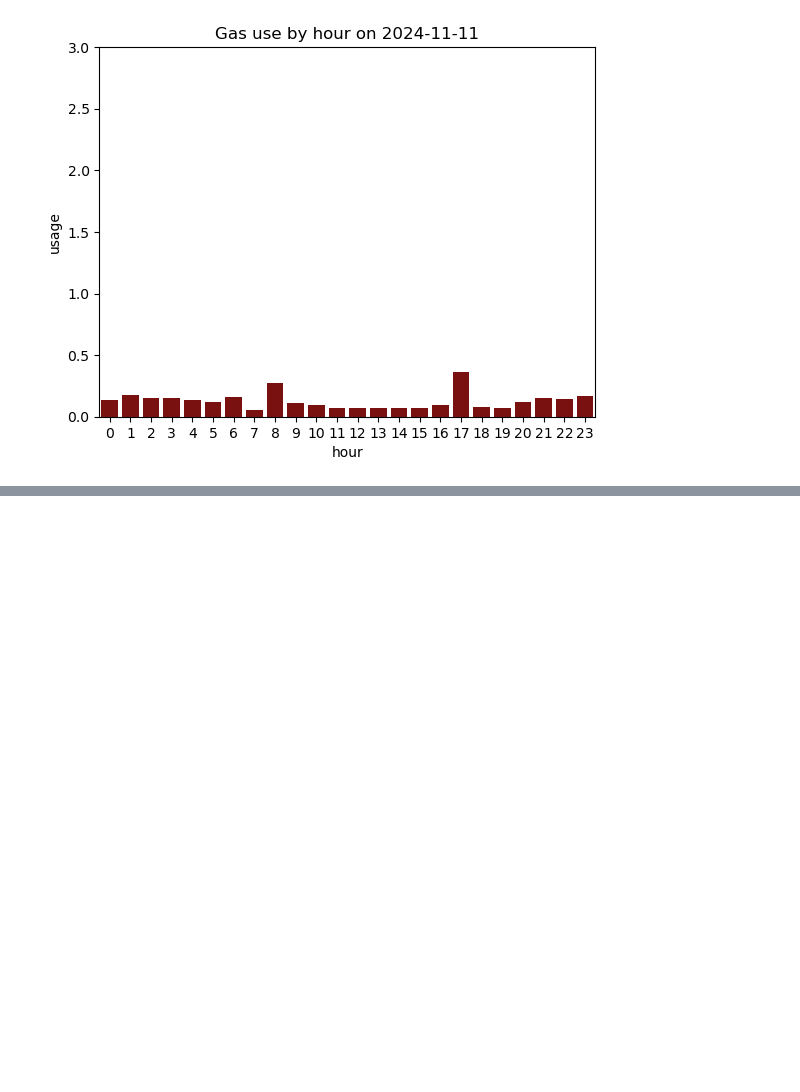
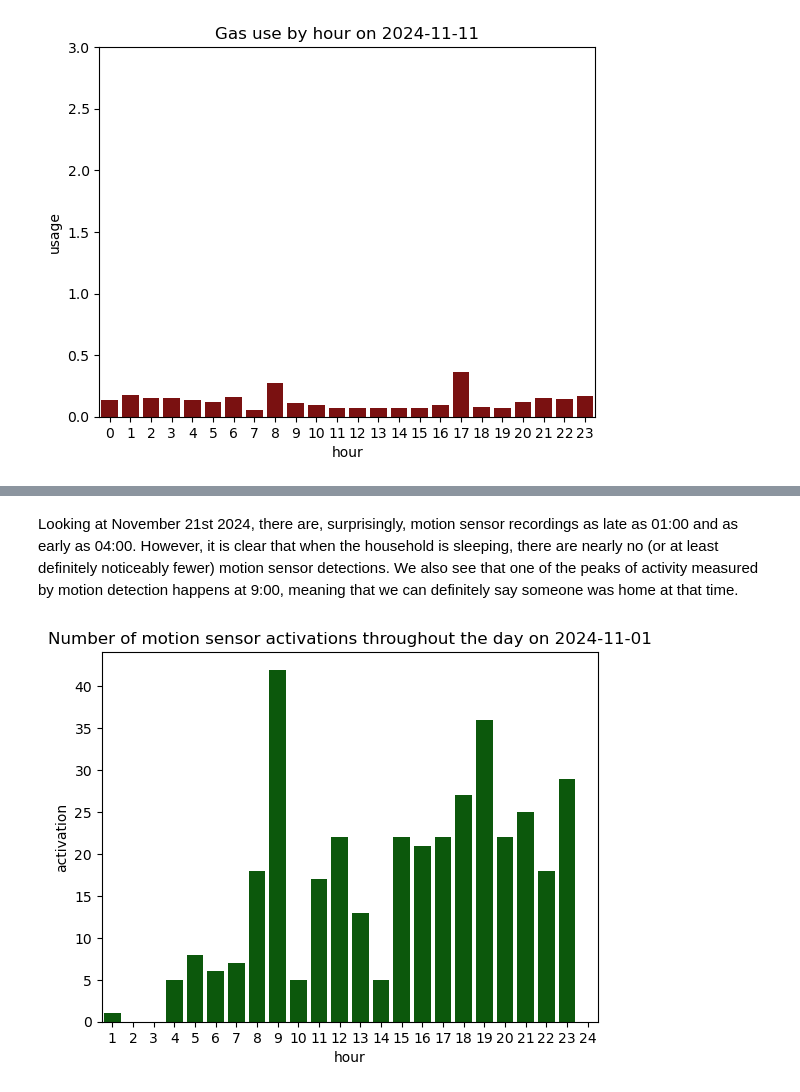
Before and after one commit to elena-petridou/GA2025_07, a Jupyter notebook: Report_1_energy_usage.ipynb, the cells around one changed output, grey strips where cells are left out. Drawn from its saved outputs; the diff is of its cells as text; code cells hidden in the pictures; blank space fills up the shorter version.

```diff
--- a/Report_1_energy_usage.ipynb
+++ b/Report_1_energy_usage.ipynb
@@ -129,11 +142,11 @@ There are multiple ways of approaching this question. First of all, we might hyp
 # %% [markdown]
 In order to investigate this question, we can take a look at data from a random selection of days throughout the period for which we have data. As such, we draw a random sample of 20 days. Since we cannot be certain that this household does not use some electric devices for heating (such as space-heaters, or electric floor-heating in parts of the house), and since for later questions we will be investigating gas use to answer the bigger question, we use a random sample of dates from only cold months.
 # %%
-max(Energy_usage["date"])
+max(energy_usage["date"])
 
-cold_months_24 = Energy_usage[((Energy_usage["date"] >= datetime.date(2024,11,1)) | (Energy_usage["date"] <= datetime.date(2024,3,1))) & (Energy_usage["date"] < datetime.date(2025,1,1)) & (Energy_usage["date"] > datetime.date(2023,12,31))]
-cold_months_23 = Energy_usage[((Energy_usage["date"] >= datetime.date(2023,11,1)) | (Energy_usage["date"] <= datetime.date(2023,3,1))) & (Energy_usage["date"] < datetime.date(2024,1,1)) & (Energy_usage["date"] > datetime.date(2022,12,31))]
-cold_months_22 = Energy_usage[((Energy_usage["date"] >= datetime.date(2022,11,1)) | (Energy_usage["date"] <= datetime.date(2022,3,1))) & (Energy_usage["date"] < datetime.date(2023,1,1)) & (Energy_usage["date"] > datetime.date(2021,12,31))]
+cold_months_24 = energy_usage[((energy_usage["date"] >= datetime.date(2024,11,1)) | (energy_usage["date"] <= datetime.date(2024,3,1))) & (energy_usage["date"] < datetime.date(2025,1,1)) & (energy_usage["date"] > datetime.date(2023,12,31))]
+cold_months_23 = energy_usage[((energy_usage["date"] >= datetime.date(2023,11,1)) | (energy_usage["date"] <= datetime.date(2023,3,1))) & (energy_usage["date"] < datetime.date(2024,1,1)) & (energy_usage["date"] > datetime.date(2022,12,31))]
+cold_months_22 = energy_usage[((energy_usage["date"] >= datetime.date(2022,11,1)) | (energy_usage["date"] <= datetime.date(2022,3,1))) & (energy_usage["date"] < datetime.date(2023,1,1)) & (energy_usage["date"] > datetime.date(2021,12,31))]
 
 
 cold_months = pd.concat([cold_months_24, cold_months_23], ignore_index= True)
@@ -142,10 +155,7 @@ cold_months = pd.concat([cold_months, cold_months_22], ignore_index=True)
 random.seed(203903)
 random_days = random.sample(list(cold_months["date"]), k = 10)
 # %%
-Energy_usage[["hour", "minute"]] = Energy_usage.loc[:,"time"].str.split(":", n = 1, expand=True)
-Energy_usage["hour"] = Energy_usage["hour"].apply(int)
-
-cold_days = Energy_usage[Energy_usage["date"].isin(random_days)]
+cold_days = energy_usage[energy_usage["date"].isin(random_days)]
 
 cold_days = cold_days[["date", "usage", "hour"]].groupby(["date", "hour"]).sum()
 
@@ -259,12 +290,9 @@ As with the previous question, the barplots below show that it is easy to spot i
 # %%
 gas_usage = db.return_whole_table("P1g")
 
-gas_usage["date"] = gas_usage["epoch"].apply(timestamp_into_gmt2).dt.date
-gas_usage["time"] = gas_usage["epoch"].apply(timestamp_into_gmt2).dt.strftime("%H:%M")
+gas_usage = handle_dates_in_df(gas_usage)
+
 gas_usage["usage"] = gas_usage.loc[:,"Total_gas_used"].diff()
-
-gas_usage[["hour", "minute"]] = gas_usage.loc[:,"time"].str.split(":", n = 1, expand=True)
-gas_usage["hour"] = gas_usage["hour"].apply(int)
 
 
 cold_days_gas = gas_usage[gas_usage["date"].isin(random_days)]
@@ -413 +375,13 @@ nov_1_smart_absence[nov_1_smart_absence["capability"] == "motionSensor"]
 # %%
+def plot_motion(date):
+    df =  db.return_entries_between_dates("smartthings", time_inp = date, dataframe = True)
+    df = df[df["attribute"] == "motion"]
+    df = handle_dates_in_df(df)
+    df["activation"] = np.where(df["value_str"] == "active", 1, 0)
+    df["hour"] = pd.Categorical(df["hour"], categories=range(1,25))
+    df_sum = df[["activation", "hour"]].groupby(["hour"], observed=True).sum()
+
+    plt.figure()
+    sns.barplot(df_sum, x = "hour", y = "activation", color = "darkgreen")
+    sns.axes_style()
+    title = plt.title(f"Number of motion sensor activations throughout the day on {date}")
@@ -427,0 +388,6 @@ nov_1_smart_absence[nov_1_smart_absence["capability"] == "motionSensor"]
+# %% [markdown]
+Looking at November 21st 2024, there are, surprisingly, motion sensor recordings as late as 01:00 and as early as 04:00. However, it is clear that when the household is sleeping, there are nearly no (or at least definitely noticeably fewer) motion sensor detections. We also see that one of the peaks of activity measured by motion detection happens at 9:00, meaning that we can definitely say someone was home at that time.
+# %%
+plot_motion("2024-11-01")
+# %% [output]
+[figure, added]
```
Also changed, not shown: parts of 23 cells of this notebook.
